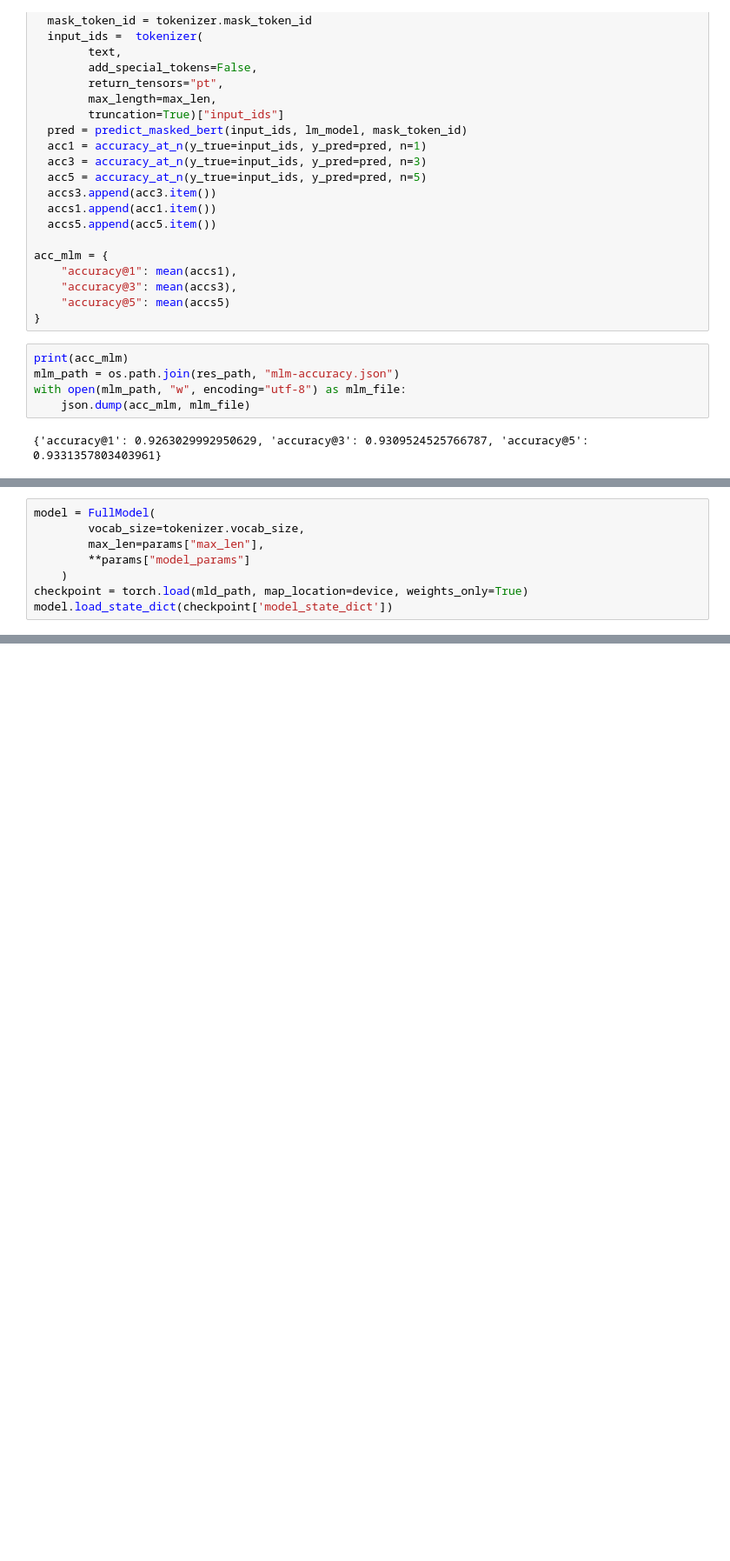
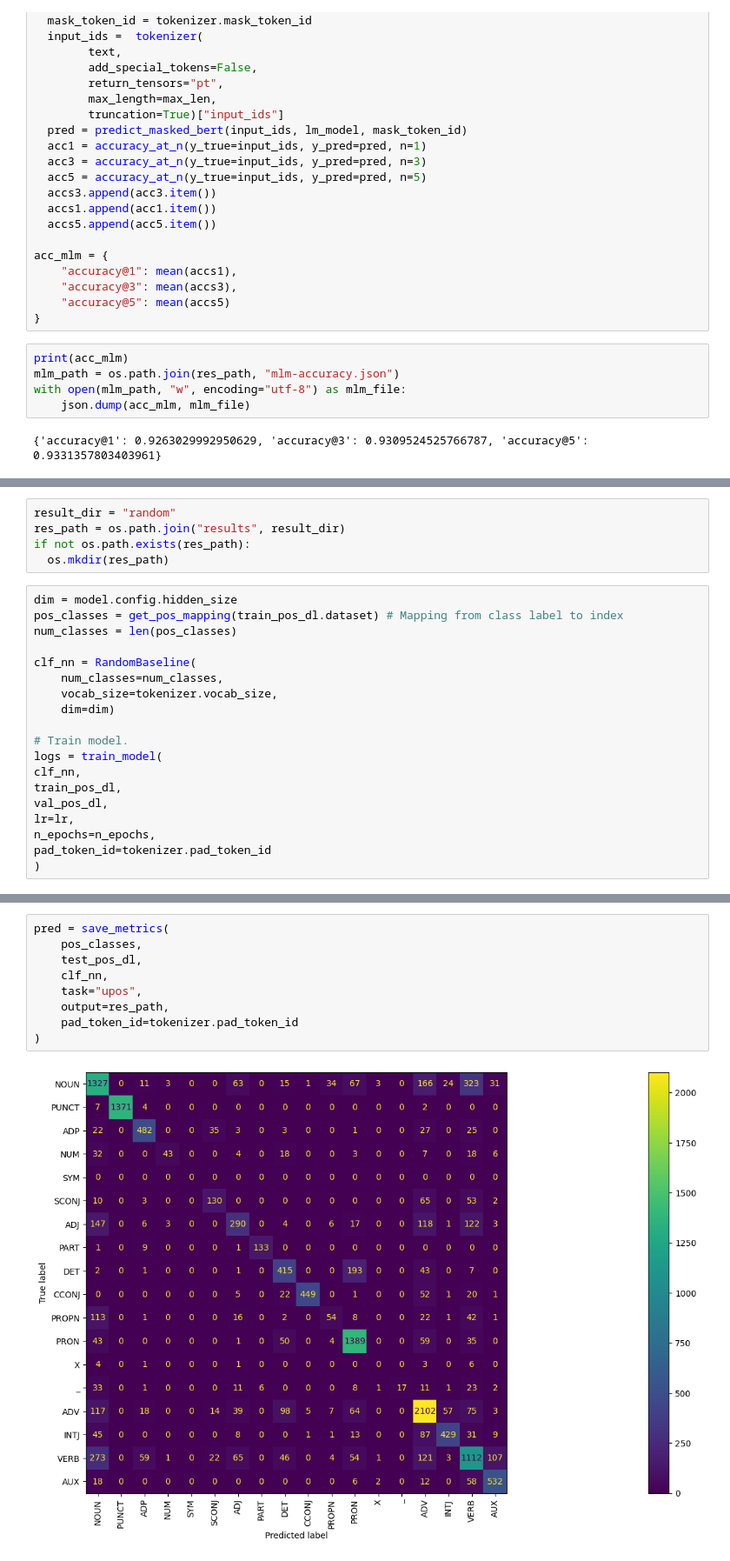
Before and after one commit to katjakon/GurkLM, a Jupyter notebook: eval_notebook.ipynb, the cells around one changed output, grey strips where cells are left out. Shown at 87% size. Cells and saved outputs as stored; diff of their text form; blank space fills up the shorter version.

Commit message:
Add code for random baseline

```diff
--- a/eval_notebook.ipynb
+++ b/eval_notebook.ipynb
@@ -247,8 +229,0 @@ data_tokenizer = BertTokenizerFast.from_pretrained("bert-base-cased")
-# %%
-model = FullModel(
-        vocab_size=tokenizer.vocab_size,
-        max_len=params["max_len"],
-        **params["model_params"]
-    )
-checkpoint = torch.load(mld_path, map_location=device, weights_only=True)
-model.load_state_dict(checkpoint['model_state_dict'])
@@ -256,0 +236,24 @@ model.load_state_dict(checkpoint['model_state_dict'])
+# %%
+result_dir = "random"
+res_path = os.path.join("results", result_dir)
+if not os.path.exists(res_path):
+  os.mkdir(res_path)
+# %%
+dim = model.config.hidden_size
+pos_classes = get_pos_mapping(train_pos_dl.dataset) # Mapping from class label to index
+num_classes = len(pos_classes)
+
+clf_nn = RandomBaseline(
+    num_classes=num_classes,
+    vocab_size=tokenizer.vocab_size,
+    dim=dim)
+
+# Train model.
+logs = train_model(
+clf_nn,
+train_pos_dl,
+val_pos_dl,
+lr=lr,
+n_epochs=n_epochs,
+pad_token_id=tokenizer.pad_token_id
+)
@@ -256,0 +271,11 @@ model.load_state_dict(checkpoint['model_state_dict'])
+# %%
+pred = save_metrics(
+    pos_classes,
+    test_pos_dl,
+    clf_nn,
+    task="upos",
+    output=res_path,
+    pad_token_id=tokenizer.pad_token_id
+)
+# %% [output]
+[figure, added]
```
Also changed, not shown: parts of 16 cells of this notebook, 2 other files.
